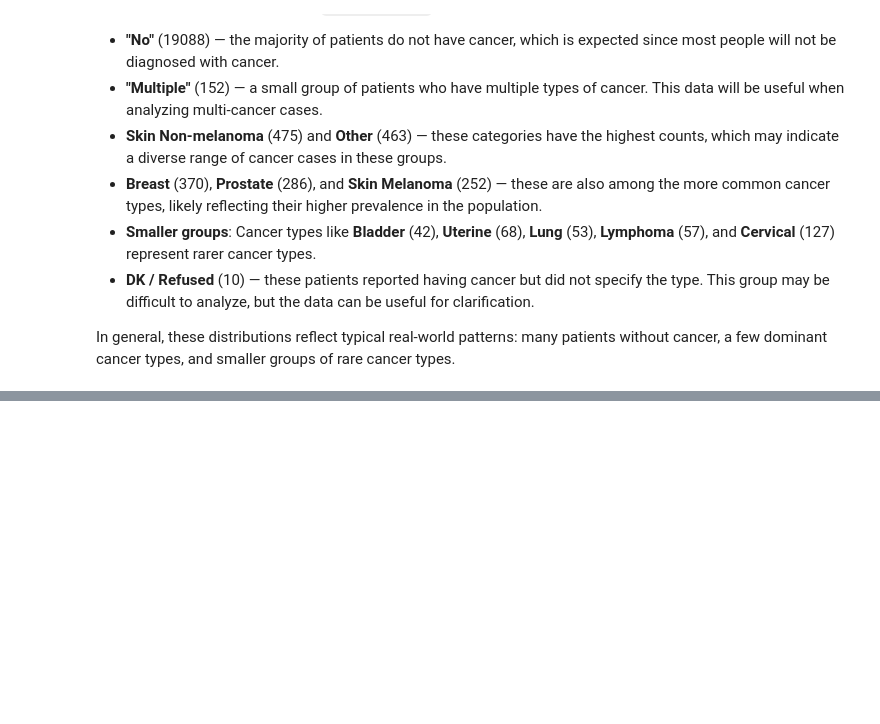
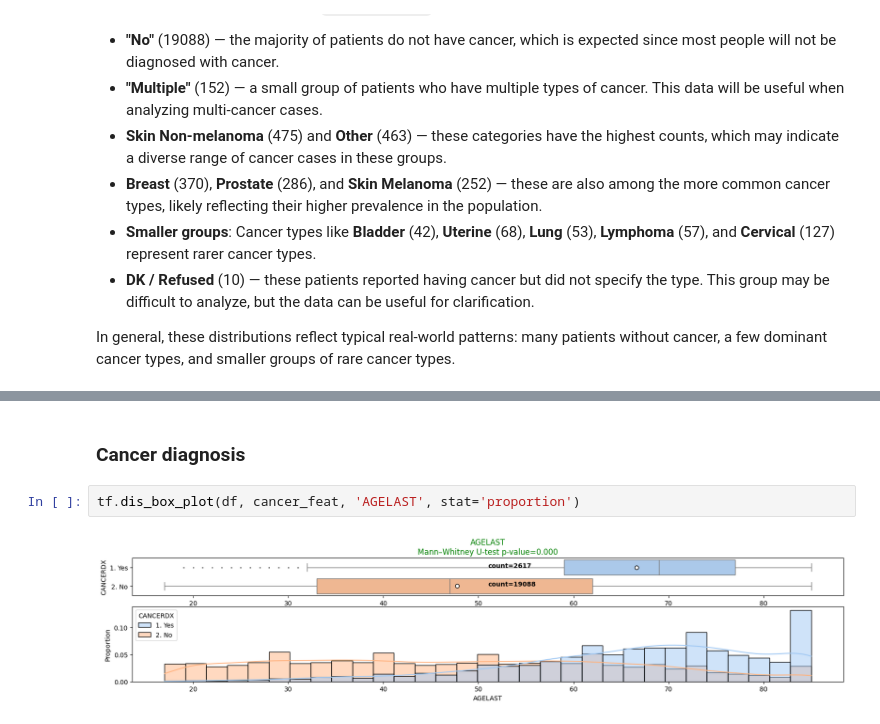
Before and after one commit to trojanskehesten/meps-cancer-analysis, a Jupyter notebook: MEPS Cancer analysis 2019.ipynb, the cells around one changed output, grey strips where cells are left out. Drawn from its saved outputs; the diff is of its cells as text; blank space fills up the shorter version.

```diff
--- a/MEPS Cancer analysis 2019.ipynb
+++ b/MEPS Cancer analysis 2019.ipynb
@@ -296,0 +368,6 @@ In general, these distributions reflect typical real-world patterns: many patien
+# %% [markdown]
+### Cancer diagnosis
+# %%
+tf.dis_box_plot(df, cancer_feat, 'AGELAST', stat='proportion')
+# %% [output]
+[figure, added]
```
Also changed, not shown: parts of 30 cells of this notebook, 2 other files.
